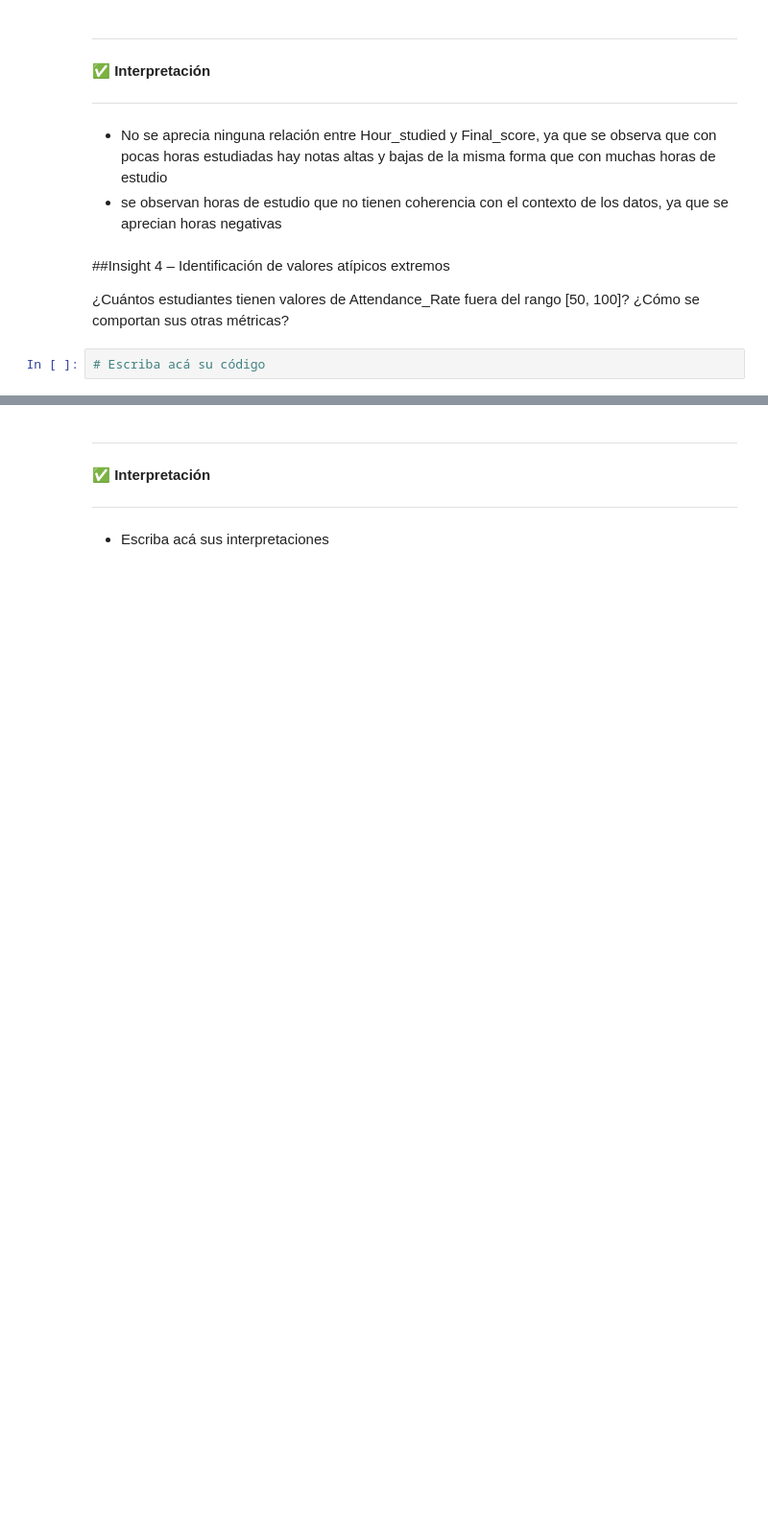
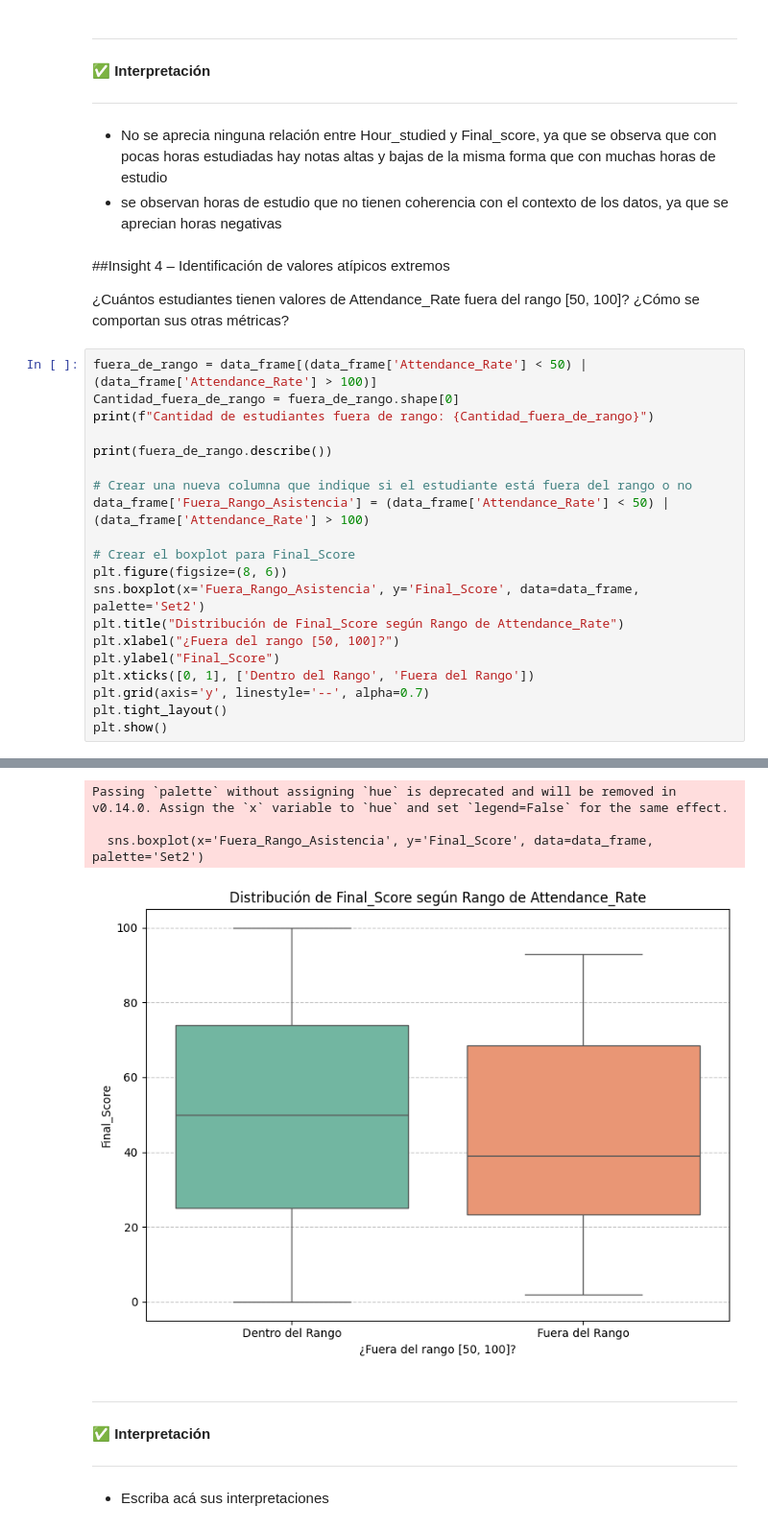
Before and after one commit to kotonitro/Inteligencia_Artificial_UBB, a Jupyter notebook: 620454_Base_Evaluacion_1_AnalisisExploratorio.ipynb, the cells around one changed output, grey strips where cells are left out. Shown: that part at 96% size. Drawn from its saved outputs; the diff is of its cells as text; blank space fills up the shorter version.

```diff
--- a/620454_Base_Evaluacion_1_AnalisisExploratorio.ipynb
+++ b/620454_Base_Evaluacion_1_AnalisisExploratorio.ipynb
@@ -437,5 +435,24 @@ plt.show()
 ##Insight 4 – Identificación de valores atípicos extremos
 
 ¿Cuántos estudiantes tienen valores de Attendance_Rate fuera del rango [50, 100]? ¿Cómo se comportan sus otras métricas?
-# %%
-# Escriba acá su código
+# %%
+fuera_de_rango = data_frame[(data_frame['Attendance_Rate'] < 50) | (data_frame['Attendance_Rate'] > 100)]
+Cantidad_fuera_de_rango = fuera_de_rango.shape[0]
+print(f"Cantidad de estudiantes fuera de rango: {Cantidad_fuera_de_rango}")
+
+print(fuera_de_rango.describe())
+
+# Crear una nueva columna que indique si el estudiante está fuera del rango o no
+data_frame['Fuera_Rango_Asistencia'] = (data_frame['Attendance_Rate'] < 50) | (data_frame['Attendance_Rate'] > 100)
+
+# Crear el boxplot para Final_Score
+plt.figure(figsize=(8, 6))
+sns.boxplot(x='Fuera_Rango_Asistencia', y='Final_Score', data=data_frame, palette='Set2')
+plt.title("Distribución de Final_Score según Rango de Attendance_Rate")
+plt.xlabel("¿Fuera del rango [50, 100]?")
+plt.ylabel("Final_Score")
+plt.xticks([0, 1], ['Dentro del Rango', 'Fuera del Rango'])
+plt.grid(axis='y', linestyle='--', alpha=0.7)
+plt.tight_layout()
+plt.show()
+# %% [output]
@@ -442,3 +479,7 @@ plt.show()
+Passing `palette` without assigning `hue` is deprecated and will be removed in v0.14.0. Assign the `x` variable to `hue` and set `legend=False` for the same effect.
+
+  sns.boxplot(x='Fuera_Rango_Asistencia', y='Final_Score', data=data_frame, palette='Set2')
+[figure, added]
 # %% [markdown]
 ---
 ✅ **Interpretación**
```
Also changed, not shown: parts of 8 cells of this notebook.
